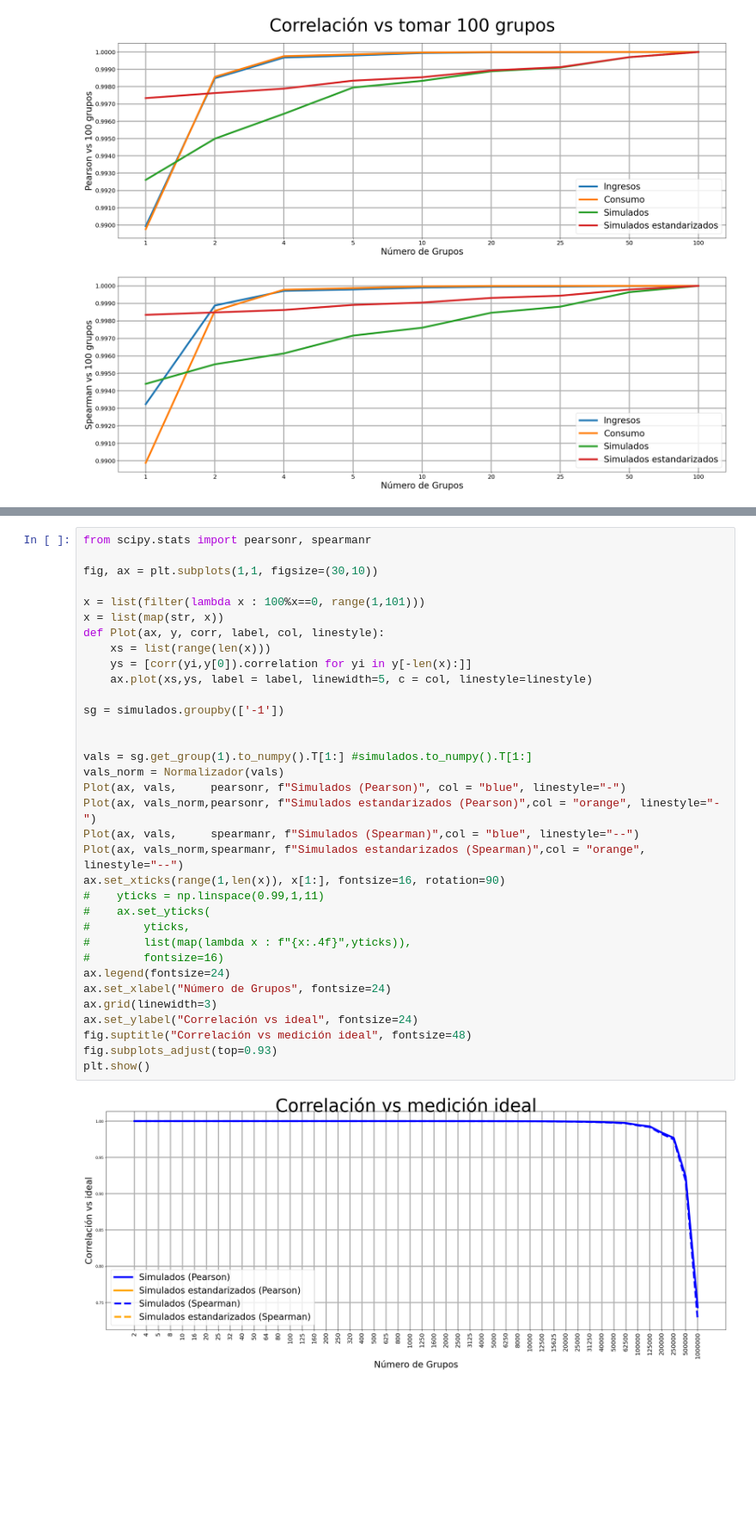
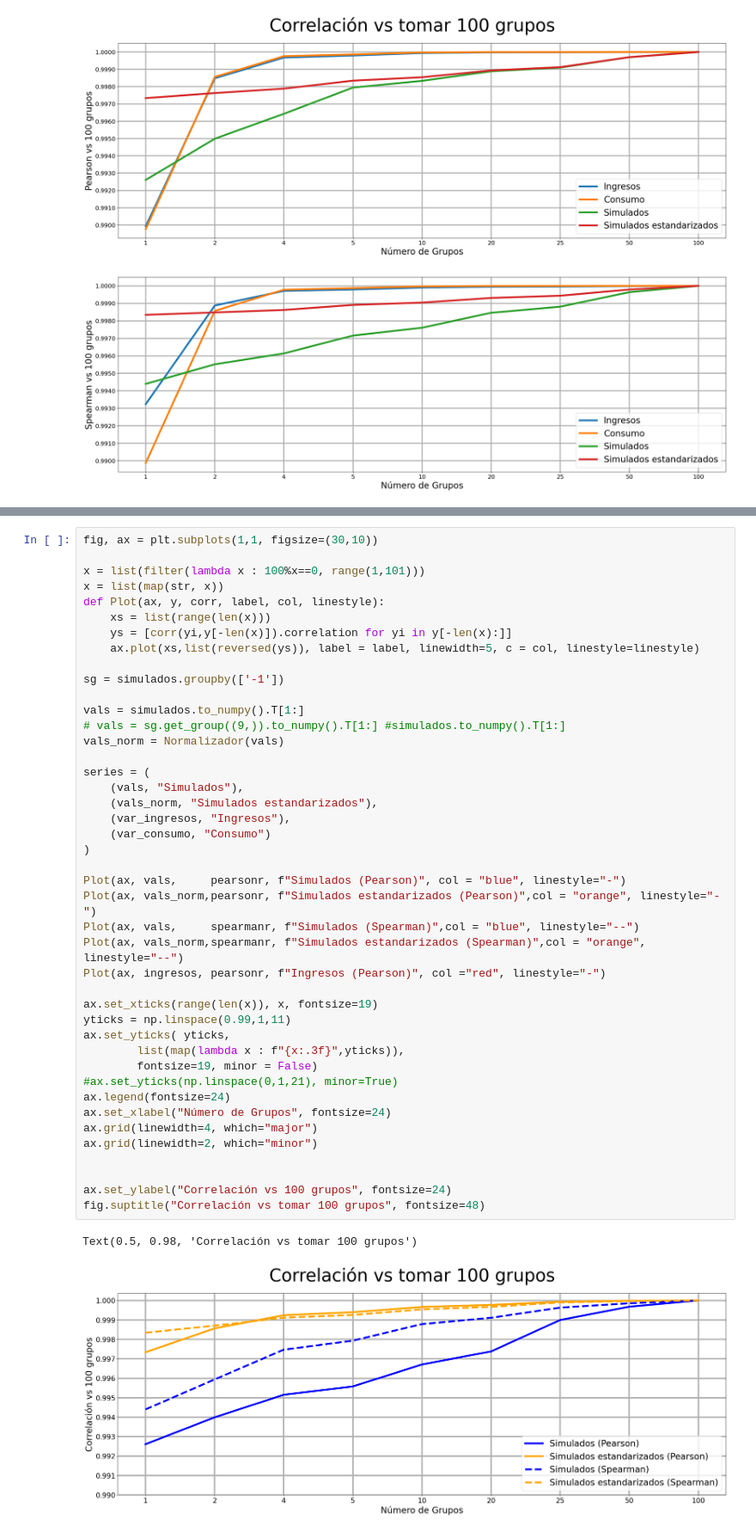
Before and after one commit to LautaroLasorsa/Tesis-LCD-Lasorsa, a Jupyter notebook: scripts/temporal.ipynb, the cells around one changed output, grey strips where cells are left out. Shown: that part at 86% size. Saved outputs shown, nothing was run; the diff lists cells and outputs as text; blank space fills up the shorter version.

```diff
--- a/scripts/temporal.ipynb
+++ b/scripts/temporal.ipynb
@@ -108,36 +156,46 @@ plt.show()
 # %%
-from scipy.stats import pearsonr, spearmanr
-
 fig, ax = plt.subplots(1,1, figsize=(30,10))
 
 x = list(filter(lambda x : 100%x==0, range(1,101)))
 x = list(map(str, x))
 def Plot(ax, y, corr, label, col, linestyle):
     xs = list(range(len(x)))
-    ys = [corr(yi,y[0]).correlation for yi in y[-len(x):]]
-    ax.plot(xs,ys, label = label, linewidth=5, c = col, linestyle=linestyle)
+    ys = [corr(yi,y[-len(x)]).correlation for yi in y[-len(x):]]
+    ax.plot(xs,list(reversed(ys)), label = label, linewidth=5, c = col, linestyle=linestyle)
 
 sg = simulados.groupby(['-1'])
 
+vals = simulados.to_numpy().T[1:]
+# vals = sg.get_group((9,)).to_numpy().T[1:] #simulados.to_numpy().T[1:]
+vals_norm = Normalizador(vals)
 
-vals = sg.get_group(1).to_numpy().T[1:] #simulados.to_numpy().T[1:]
-vals_norm = Normalizador(vals)
+series = (
+    (vals, "Simulados"),
+    (vals_norm, "Simulados estandarizados"),
+    (var_ingresos, "Ingresos"),
+    (var_consumo, "Consumo")
+)
+
 Plot(ax, vals,     pearsonr, f"Simulados (Pearson)", col = "blue", linestyle="-")
 Plot(ax, vals_norm,pearsonr, f"Simulados estandarizados (Pearson)",col = "orange", linestyle="-")
 Plot(ax, vals,     spearmanr, f"Simulados (Spearman)",col = "blue", linestyle="--")
 Plot(ax, vals_norm,spearmanr, f"Simulados estandarizados (Spearman)",col = "orange", linestyle="--")
-ax.set_xticks(range(1,len(x)), x[1:], fontsize=16, rotation=90)
-#    yticks = np.linspace(0.99,1,11)
-#    ax.set_yticks(
-#        yticks,
-#        list(map(lambda x : f"{x:.4f}",yticks)),
-#        fontsize=16)
+Plot(ax, ingresos, pearsonr, f"Ingresos (Pearson)", col ="red", linestyle="-")
+
+ax.set_xticks(range(len(x)), x, fontsize=19)
+yticks = np.linspace(0.99,1,11)
+ax.set_yticks( yticks,
+        list(map(lambda x : f"{x:.3f}",yticks)),
+        fontsize=19, minor = False)
+#ax.set_yticks(np.linspace(0,1,21), minor=True)
 ax.legend(fontsize=24)
 ax.set_xlabel("Número de Grupos", fontsize=24)
-ax.grid(linewidth=3)
-ax.set_ylabel("Correlación vs ideal", fontsize=24)
-fig.suptitle("Correlación vs medición ideal", fontsize=48)
-fig.subplots_adjust(top=0.93)
-plt.show()
+ax.grid(linewidth=4, which="major")
+ax.grid(linewidth=2, which="minor")
+
+
+ax.set_ylabel("Correlación vs 100 grupos", fontsize=24)
+fig.suptitle("Correlación vs tomar 100 grupos", fontsize=48)
 # %% [output]
+Text(0.5, 0.98, 'Correlación vs tomar 100 grupos')
-[figure, old version]
+[figure, new version]
```
Also changed, not shown: parts of 1 cell of this notebook, 9 other files.
